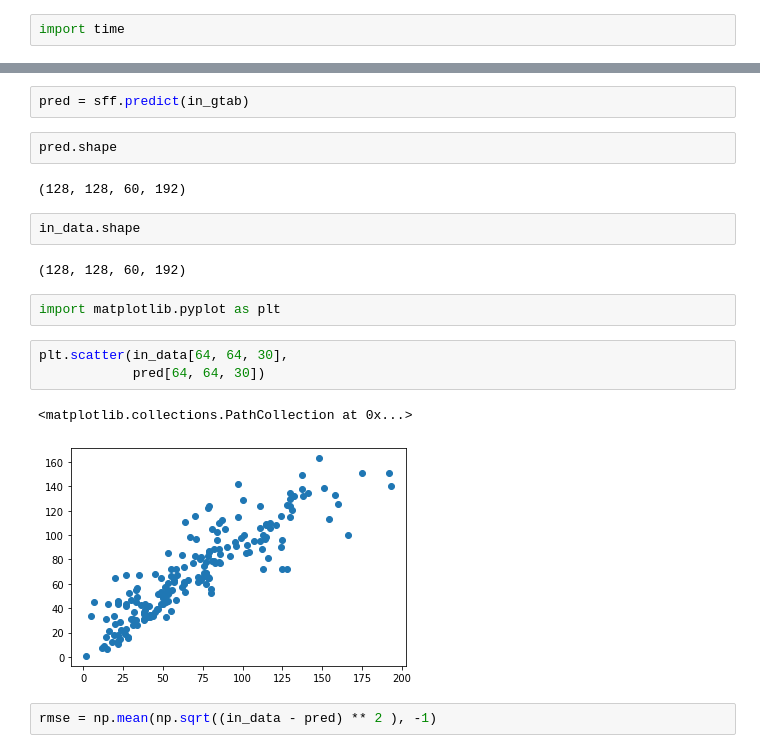
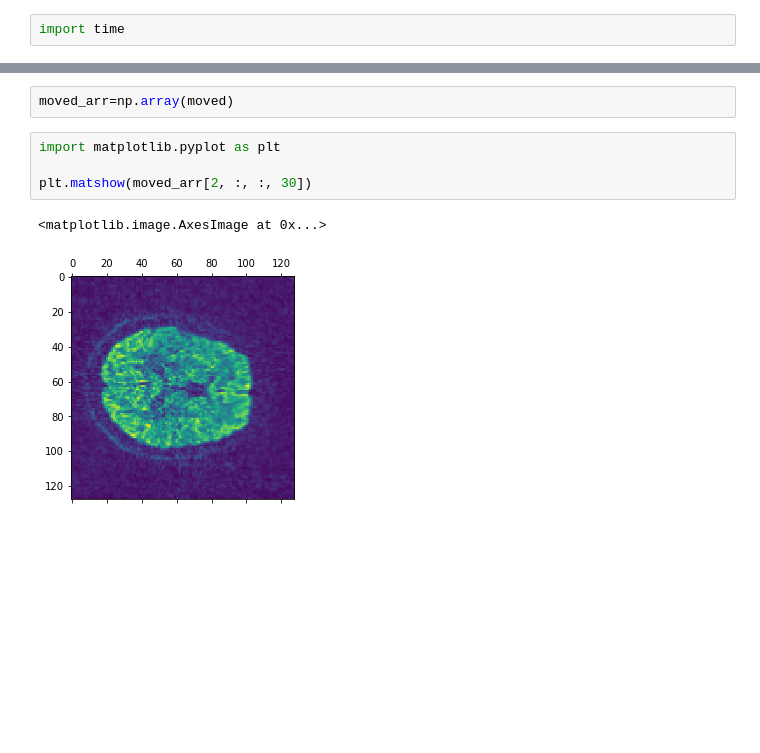
Before and after one commit to nrdg/hmc, a Jupyter notebook: 00_core.ipynb, the cells around one changed output, grey strips where cells are left out. Cells and saved outputs as stored; diff of their text form; blank space fills up the shorter version.

```diff
--- a/00_core.ipynb
+++ b/00_core.ipynb
@@ -466,20 +466,9 @@ Optimizing level 0 [max iter: 10]
-# %%
-pred = sff.predict(in_gtab)
-# %%
-pred.shape
-# %% [output]
-(128, 128, 60, 192)
-# %%
-in_data.shape
-# %% [output]
-(128, 128, 60, 192)
+# %%
+moved_arr=np.array(moved)
 # %%
 import matplotlib.pyplot as plt
+
+plt.matshow(moved_arr[2, :, :, 30])
+# %% [output]
+<matplotlib.image.AxesImage at 0x...>
+[figure, added]
-# %%
-plt.scatter(in_data[64, 64, 30],
-            pred[64, 64, 30])
-# %% [output]
-<matplotlib.collections.PathCollection at 0x...>
-[figure, removed]
-# %%
-rmse = np.mean(np.sqrt((in_data - pred) ** 2 ), -1)
```
Also changed, not shown: parts of 8 cells of this notebook, 1 other file.
